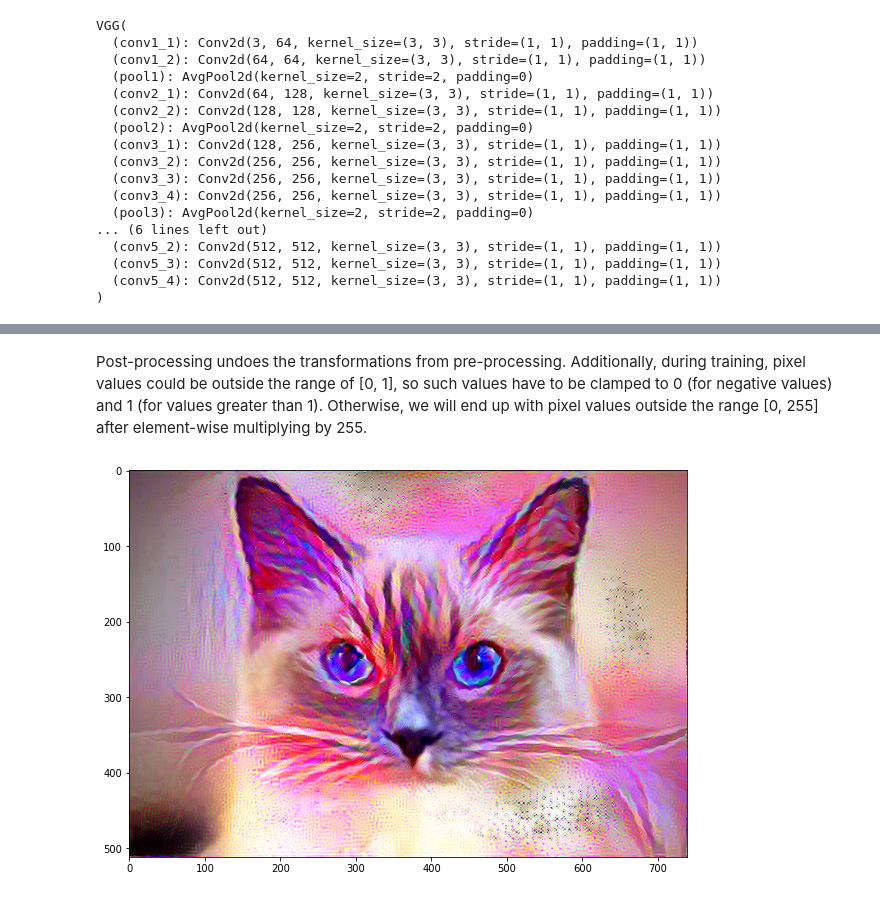
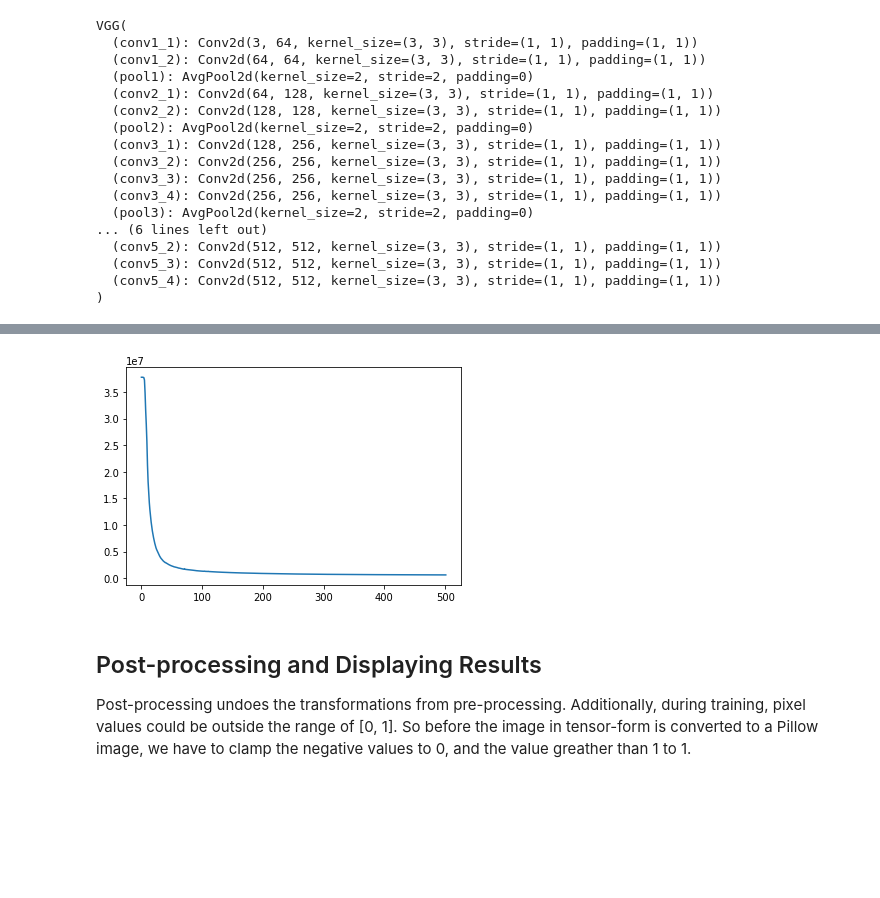
Before and after one commit to ahan98/gatys-style-transfer, a Jupyter notebook: gatys_style_transfer.ipynb, the cells around one changed output, grey strips where cells are left out. Drawn from its saved outputs; the diff is of its cells as text; code cells hidden in the pictures; blank space fills up the shorter version.

```diff
--- a/gatys_style_transfer.ipynb
+++ b/gatys_style_transfer.ipynb
@@ -157,12 +161,17 @@ imgs_torch = [img.unsqueeze(0).to(device) for img in imgs_torch]
 
 style_img, content_img = imgs_torch
 # %%
-#get network
-vgg = VGG()
-vgg.load_state_dict(torch.load(model_dir + 'vgg_conv.pth'))
-for param in vgg.parameters():
-    param.requires_grad = False
-vgg.to(device)
+def load_model(verbose=False):
+    vgg = VGG()
+    if verbose:
+        print(vgg)
+    vgg.load_state_dict(torch.load(model_dir + 'vgg_conv.pth'))
+    for param in vgg.parameters():
+        param.requires_grad = False
+    vgg.to(device)
+    return vgg
+
+vgg = load_model(verbose=True)
 # %% [output]
 VGG(
   (conv1_1): Conv2d(3, 64, kernel_size=(3, 3), stride=(1, 1), padding=(1, 1))
@@ -264,0 +275,4 @@ Iteration: 500, loss: 5.008681e+05
+# %%
+%%time
+opt_img = run_model(plot_loss=True)
+# %% [output]
@@ -265,5 +291,7 @@ Iteration: 500, loss: 5.008681e+05
+[figure, added]
 # %% [markdown]
-Post-processing undoes the transformations from pre-processing. Additionally, during training, pixel values could be outside the range of [0, 1], so such values have to be clamped to 0 (for negative values) and 1 (for values greater than 1). Otherwise, we will end up with pixel values outside the range [0, 255] after element-wise multiplying by 255.
+## Post-processing and Displaying Results
+Post-processing undoes the transformations from pre-processing. Additionally, during training, pixel values could be outside the range of [0, 1]. So before the image in tensor-form is converted to a Pillow image, we have to clamp the negative values to 0, and the value greather than 1 to 1.
 # %%
 post = T.Compose([
     T.Lambda(lambda x : x.div_(255.)),
@@ -281,8 +313,0 @@ def postp(tensor):
-# %%
-#display result
-out_img = postp(opt_img.data[0].cpu().squeeze())
-out_img.save(project_dir + "out.png")
-plt.imshow(out_img)
-plt.gcf().set_size_inches(10,10)
-# %% [output]
-[figure, removed]
```
Also changed, not shown: parts of 15 cells of this notebook.
